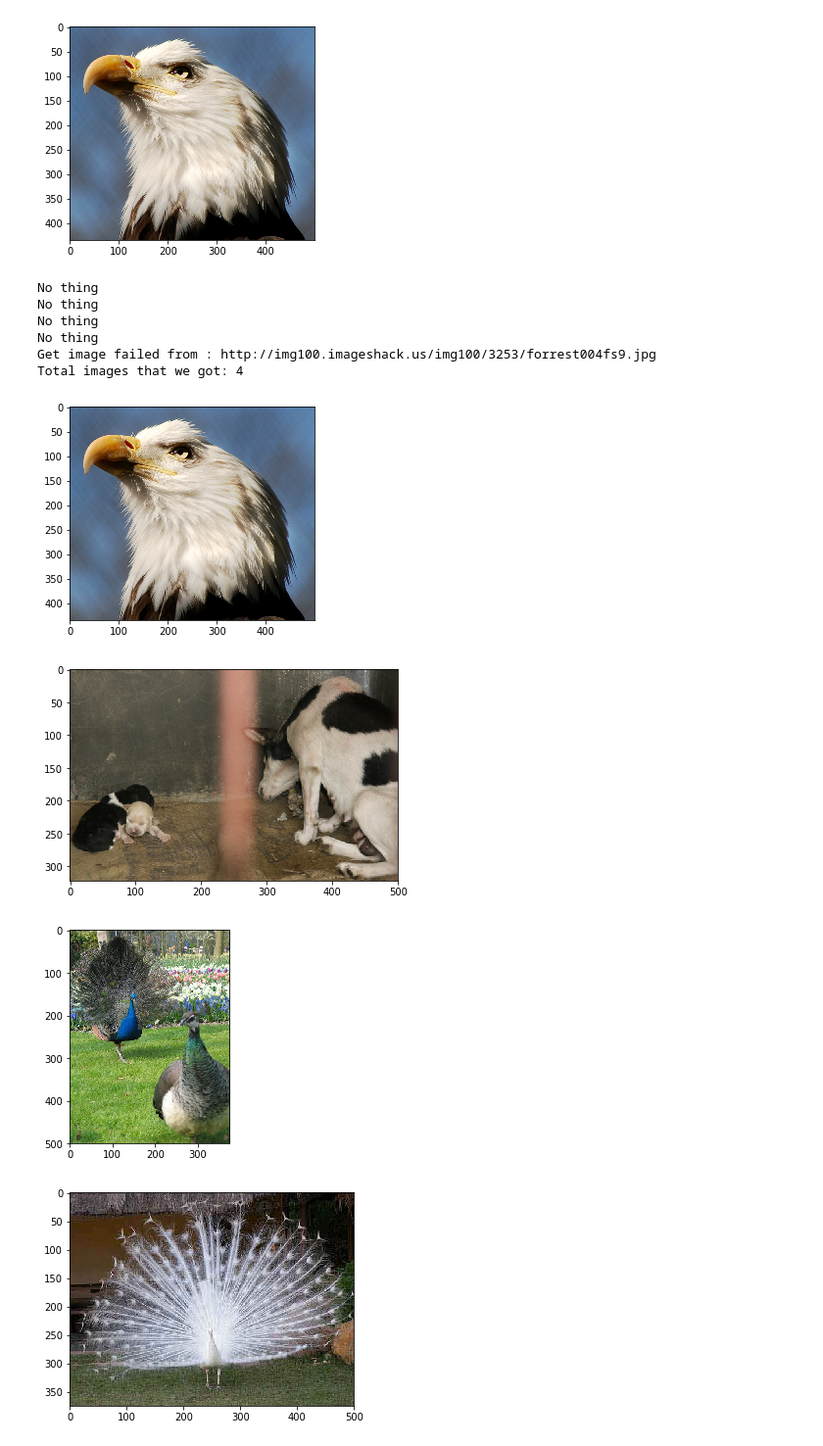
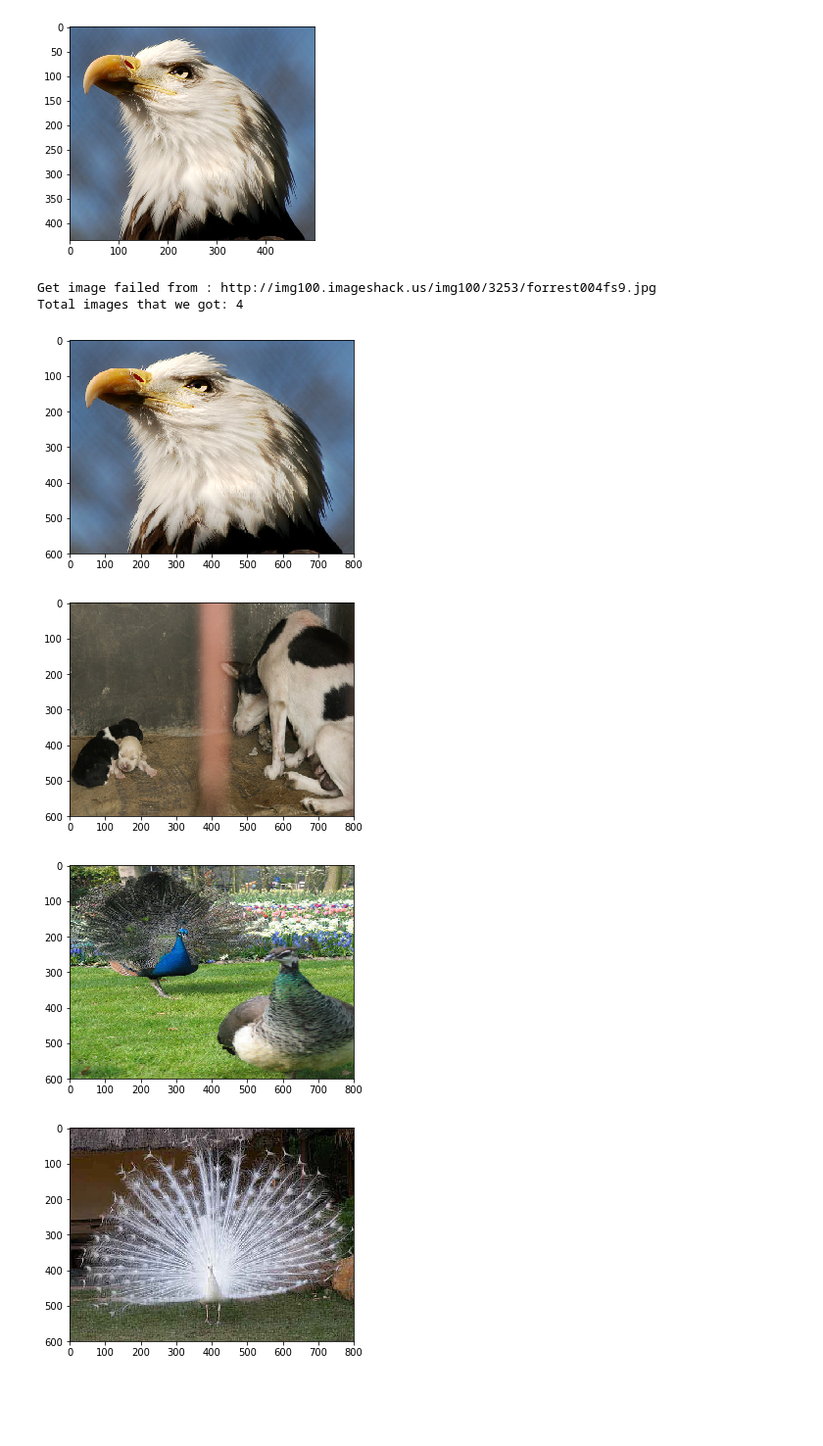
Before and after one commit to sunnike/2nd-ML100Days, a Jupyter notebook: homework/Day_003-2_HW.ipynb, the cells around one changed output. Shown: that part at 98% size. Drawn from its saved outputs; the diff is of its cells as text; code cells hidden in the pictures; blank space fills up the shorter version.

```diff
--- a/homework/Day_003-2_HW.ipynb
+++ b/homework/Day_003-2_HW.ipynb
@@ -98,7 +98,7 @@ def img2arr_fromURLs(url_list, resize = False):
             #if resp.status_code == req.codes.ok:
             resp = req.get(img_scan)
             if resize:
-                img_list.append(Image.open(BytesIO(resp.content)).resize((640, 480)))
+                img_list.append(Image.open(BytesIO(resp.content)).resize((800, 600)))
             else:
                 img_list.append(Image.open(BytesIO(resp.content)))
 
@@ -108,20 +108,16 @@ def img2arr_fromURLs(url_list, resize = False):
 
     return img_list
 # %%
-result = img2arr_fromURLs(df[0:5][1].values, False)
+result = img2arr_fromURLs(df[0:5][1].values, True)
 print("Total images that we got: %i " % len(result)) # 如果不等於 5, 代表有些連結失效囉
 
 for im_get in result:
     plt.imshow(im_get)
     plt.show()
 # %% [output]
-No thing
-No thing
-No thing
-No thing
 Get image failed from : http://img100.imageshack.us/img100/3253/forrest004fs9.jpg
 Total images that we got: 4
-[figure, old version]
+[figure, new version]
-[figure, old version]
+[figure, new version]
-[figure, old version]
+[figure, new version]
-[figure, old version]
+[figure, new version]
```
Also changed, not shown: 6 other files.
